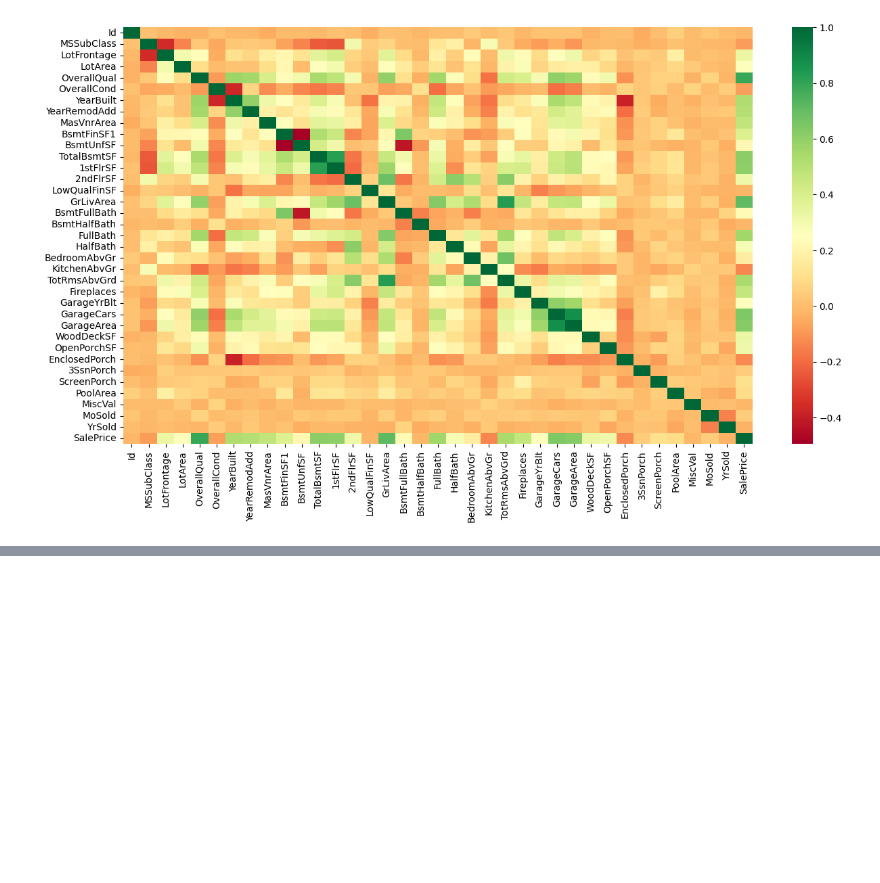
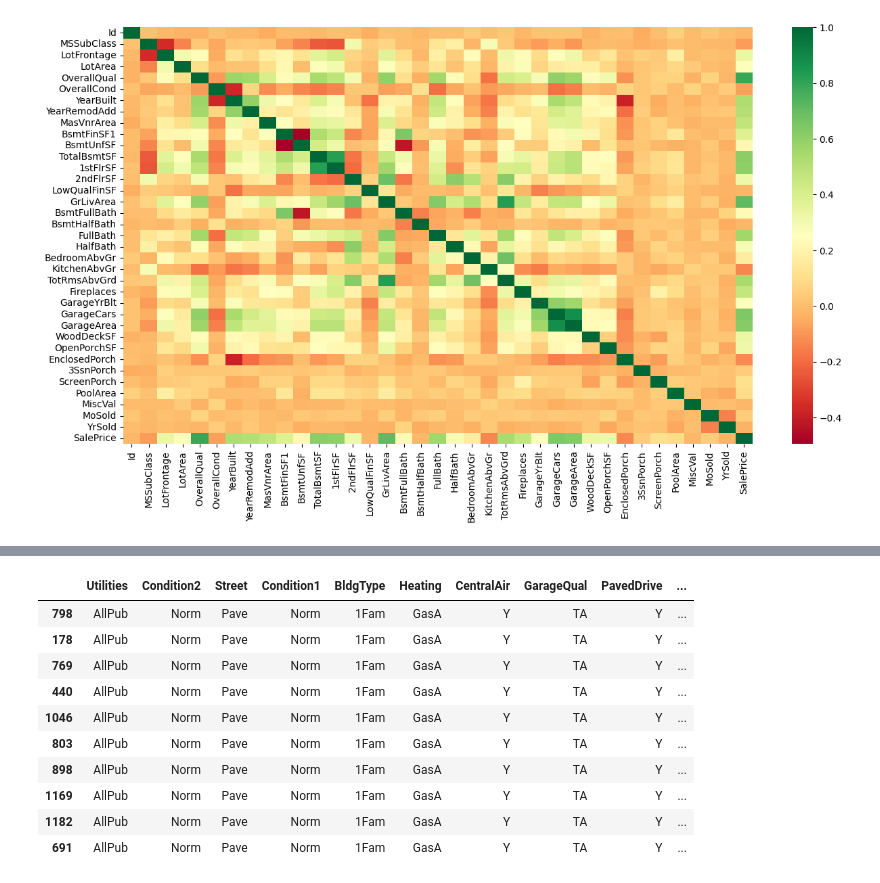
Before and after one commit to BraulioHermanson/Projeto_Housing_Avancado, a Jupyter notebook: kagle_housin_EDA.ipynb, the cells around one changed output, grey strips where cells are left out. Cells and saved outputs as stored; diff of their text form; code cells hidden in the pictures; blank space fills up the shorter version.

```diff
--- a/kagle_housin_EDA.ipynb
+++ b/kagle_housin_EDA.ipynb
@@ -122,0 +151,5 @@ plt.show()
+# %%
+# E também as casas mais baratas
+baratas = treino.sort_values('SalePrice').head(10)
+baratas = baratas[obj_cols]
+baratas.head(2)
@@ -122,0 +161,4 @@ plt.show()
+# %%
+# Verificando, das casas caras, valores que muito se repetem (muitos valores iguais)
+caras_val = caras.nunique()
+caras_val.head(2)
@@ -122,0 +169,4 @@ plt.show()
+# %%
+# Verificando agora para as casas mais baratas
+baratas_val = baratas.nunique()
+baratas_val.head(2)
@@ -122,0 +177,4 @@ plt.show()
+# %%
+# Podemos unir esses valores
+rep = pd.concat([caras_val,baratas_val],axis=1).sort_values([0,1]).head(10)
+rep
@@ -122,0 +193,15 @@ plt.show()
+# %%
+# Agora visualizando essas colunas para as casas mais caras
+caras[rep.index]
+# %% [output]
+|  | Utilities | Condition2 | Street | Condition1 | BldgType | Heating | CentralAir | GarageQual | PavedDrive | ... |
+| 798 | AllPub | Norm | Pave | Norm | 1Fam | GasA | Y | TA | Y | ... |
+| 178 | AllPub | Norm | Pave | Norm | 1Fam | GasA | Y | TA | Y | ... |
+| 769 | AllPub | Norm | Pave | Norm | 1Fam | GasA | Y | TA | Y | ... |
+| 440 | AllPub | Norm | Pave | Norm | 1Fam | GasA | Y | TA | Y | ... |
+| 1046 | AllPub | Norm | Pave | Norm | 1Fam | GasA | Y | TA | Y | ... |
+| 803 | AllPub | Norm | Pave | Norm | 1Fam | GasA | Y | TA | Y | ... |
+| 898 | AllPub | Norm | Pave | Norm | 1Fam | GasA | Y | TA | Y | ... |
+| 1169 | AllPub | Norm | Pave | Norm | 1Fam | GasA | Y | TA | Y | ... |
+| 1182 | AllPub | Norm | Pave | Norm | 1Fam | GasA | Y | TA | Y | ... |
+| 691 | AllPub | Norm | Pave | Norm | 1Fam | GasA | Y | TA | Y | ... |
```
Also changed, not shown: parts of 13 cells of this notebook.
